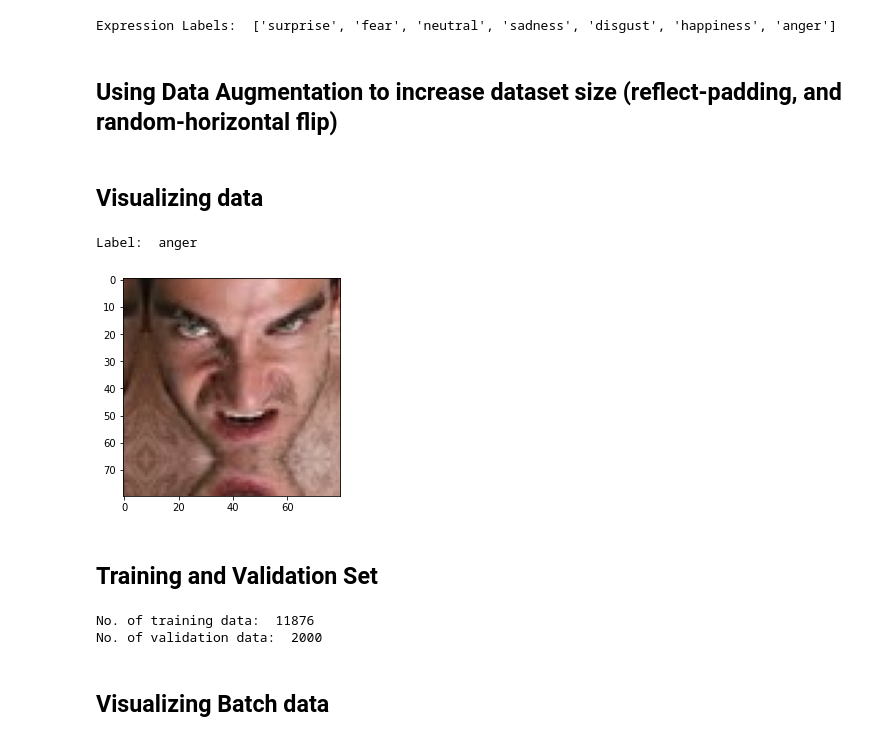
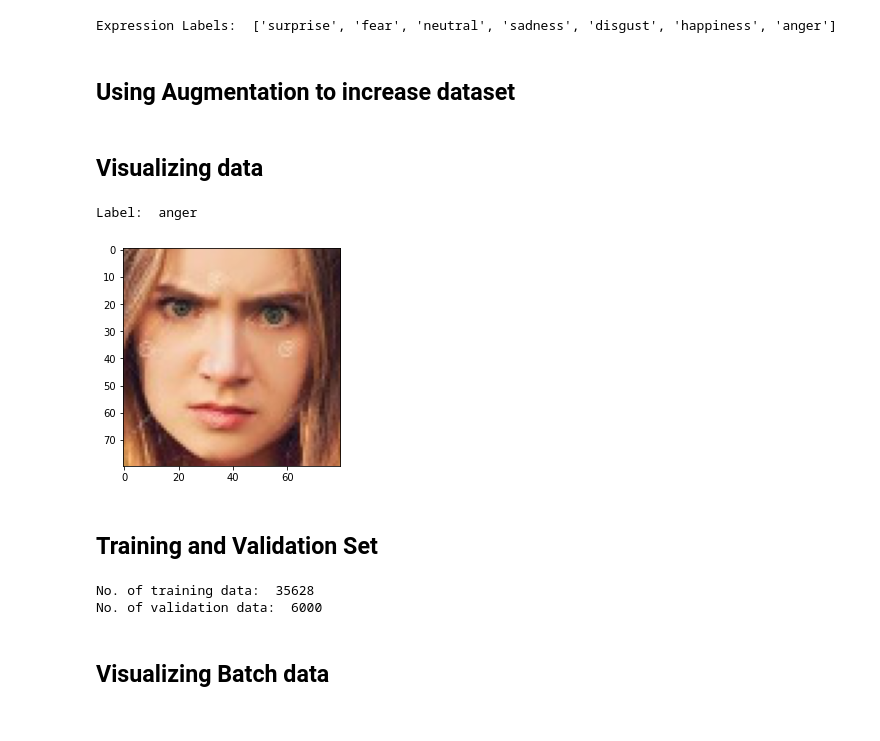
Before and after one commit to k-m-irfan/MER_dataset_cleaning, a Jupyter notebook: micro-expression-classification.ipynb, the cells around one changed output. Drawn from its saved outputs; the diff is of its cells as text; code cells hidden in the pictures.

```diff
--- a/micro-expression-classification.ipynb
+++ b/micro-expression-classification.ipynb
@@ -19,17 +19,28 @@ print("Expression Labels: ",classes)
 # %% [output]
 Expression Labels:  ['surprise', 'fear', 'neutral', 'sadness', 'disgust', 'happiness', 'anger']
 # %% [markdown]
-## Using Data Augmentation to increase dataset size (reflect-padding, and random-horizontal flip)
+## Using Augmentation to increase dataset
 # %%
-# data augmentation (reflect-padding, and random-horizontal flip)
-tfms = tt.Compose([tt.RandomCrop(80, padding=15, padding_mode='reflect'),
+# data augmentation
+tfmsOther = tt.Compose([tt.RandomCrop(80, padding=15, padding_mode='reflect'),
                         tt.RandomHorizontalFlip(),
                         tt.ToTensor()])
+tfmsOtherBlur = tt.Compose([tt.RandomCrop(80, padding=15, padding_mode='reflect'),
+                        tt.RandomHorizontalFlip(),tt.GaussianBlur(kernel_size=5, sigma=5),
+                        tt.ToTensor()])
+tfmsBlur = tt.Compose([tt.GaussianBlur(kernel_size=5, sigma=5),tt.ToTensor()])
+tfmsRotate = tt.Compose([tt.RandomRotation(degrees=(-45, 45)),tt.ToTensor()])
+tfmsRotateBlur = tt.Compose([tt.GaussianBlur(kernel_size=5, sigma=5),tt.RandomRotation(degrees=(-45, 45)),tt.ToTensor()])
+
 #Loading the dataset as pyTorch Tensors
-dataset1 = ImageFolder(datasetDir+"/train",tfms)
-dataset2 = ImageFolder(datasetDir+"/train",transform=ToTensor())
+dataset1 = ImageFolder(datasetDir+"/train",transform=ToTensor()) #original
+dataset2 = ImageFolder(datasetDir+"/train",tfmsBlur) #original blur
+dataset3 = ImageFolder(datasetDir+"/train",tfmsRotate) #rotated
+dataset4 = ImageFolder(datasetDir+"/train",tfmsRotateBlur) #rotated blurred
+dataset5 = ImageFolder(datasetDir+"/train",tfmsOther) #other augments
+dataset6 = ImageFolder(datasetDir+"/train",tfmsOtherBlur) #other augments
 #Combining normal dataset and augmented dataset
-dataset = dataset1+dataset2
+dataset = dataset1+dataset2+dataset3+dataset4+dataset5+dataset6
 dataset.classes = ['anger', 'disgust', 'fear', 'happiness', 'neutral', 'sadness', 'surprise']
 # %% [markdown]
 ## Visualizing data
@@ -44,24 +55,24 @@ def show_image(image, label):
     plt.imshow(image.permute(1,2,0)) #rgb channel at last in matplot (1st in PyTorch Tensor)
 # %%
 # an example from the dataset
-show_image(*dataset[100])
+show_image(*dataset[10])
 # %% [output]
 Label:  anger
-[figure, old version]
+[figure, new version]
 # %% [markdown]
 ## Training and Validation Set
 # %%
 # Splitting dataset into training and validataion set using random_split
 randomSeed = 3 #to always create same validation set
 torch.manual_seed(randomSeed)
-valSize = 2000
+valSize = 6000
 trainSize = len(dataset)-valSize
 trainDS, valDS = random_split(dataset,[trainSize,valSize])
 print("No. of training data: ",len(trainDS))
 print("No. of validation data: ",len(valDS))
 # %% [output]
-No. of training data:  11876
-No. of validation data:  2000
+No. of training data:  35628
+No. of validation data:  6000
 # %%
 #Creating data loaders
 from torch.utils.data.dataloader import DataLoader
```
Also changed, not shown: parts of 8 cells of this notebook.
